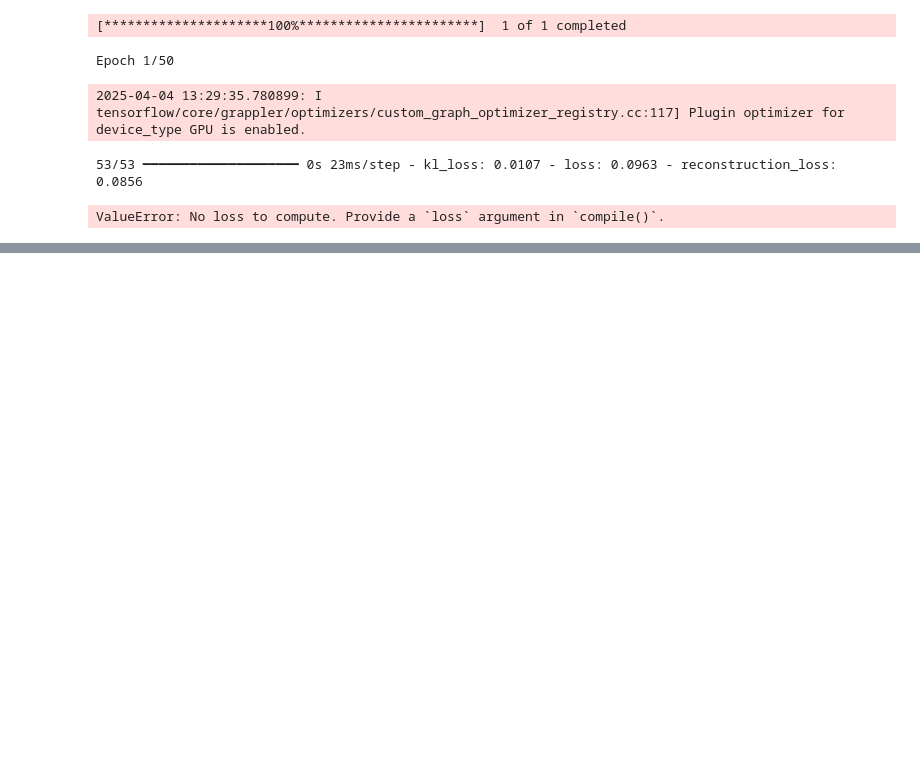
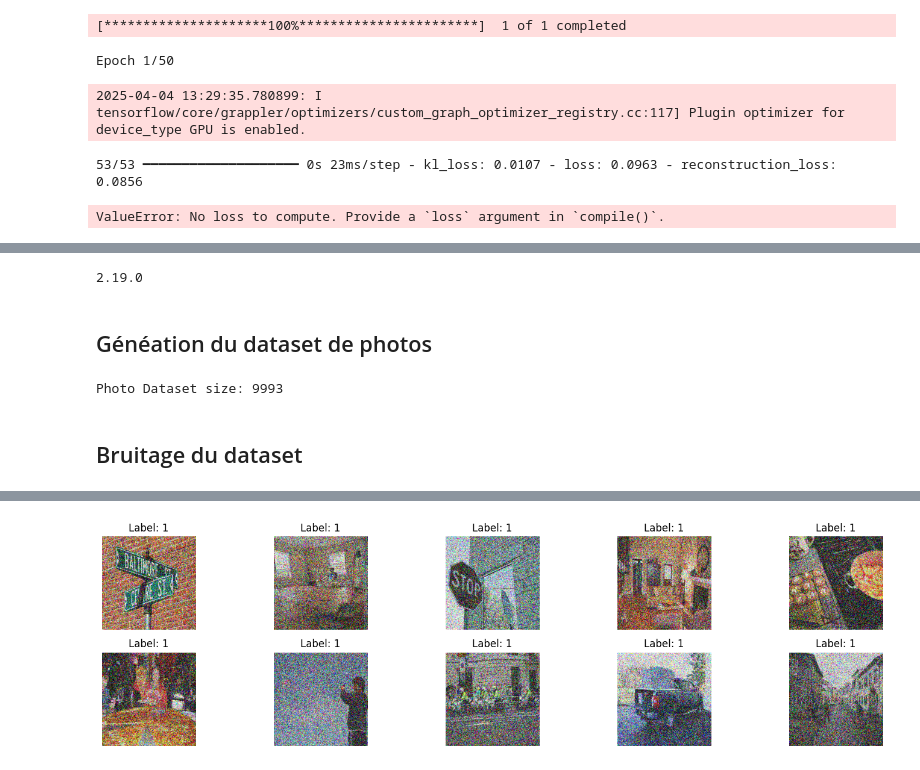
Before and after one commit to FaresZGH/Leyenda, a Jupyter notebook: livrables/Livrable2.ipynb, the cells around one changed output, grey strips where cells are left out. Saved outputs shown, nothing was run; the diff lists cells and outputs as text; code cells hidden in the pictures; blank space fills up the shorter version.

Commit message:
Début d'autoencodeur et test à faire

```diff
--- a/livrables/Livrable2.ipynb
+++ b/livrables/Livrable2.ipynb
@@ -95,0 +98,35 @@ ValueError: No loss to compute. Provide a `loss` argument in `compile()`.
+# %%
+import tensorflow as tf
+import numpy as np
+import os
+import sys
+from tensorflow import keras
+
+project_root = os.path.abspath(os.path.join(".."))  # One level up from current script
+if project_root not in sys.path:
+    sys.path.append(project_root)
+
+from src.model_loader import ModelLoader
+from src.data_loader import DataLoader
+from src.utils import get_confusion_matrix, get_classification_report
+
+print(tf.__version__)
+# %% [output]
+2.19.0
+# %% [markdown]
+## Généation du dataset de photos
+# %%
+data_loader = DataLoader()
+train_ds, test_ds, val_ds = data_loader.load_unique_dataset(folder_name="Photo")
+# %% [output]
+Photo Dataset size: 9993
+# %% [markdown]
+## Bruitage du dataset
+# %%
+noisy_train_ds = data_loader.add_noise_to_dataset(train_ds)
+noisy_val_ds = data_loader.add_noise_to_dataset(val_ds)
+# %%
+from src.utils import show_batch_images
+
+show_batch_images(noisy_train_ds)
+# %% [output]
@@ -95,0 +134 @@ ValueError: No loss to compute. Provide a `loss` argument in `compile()`.
+[figure, added]
```
Also changed, not shown: parts of 13 cells of this notebook.
